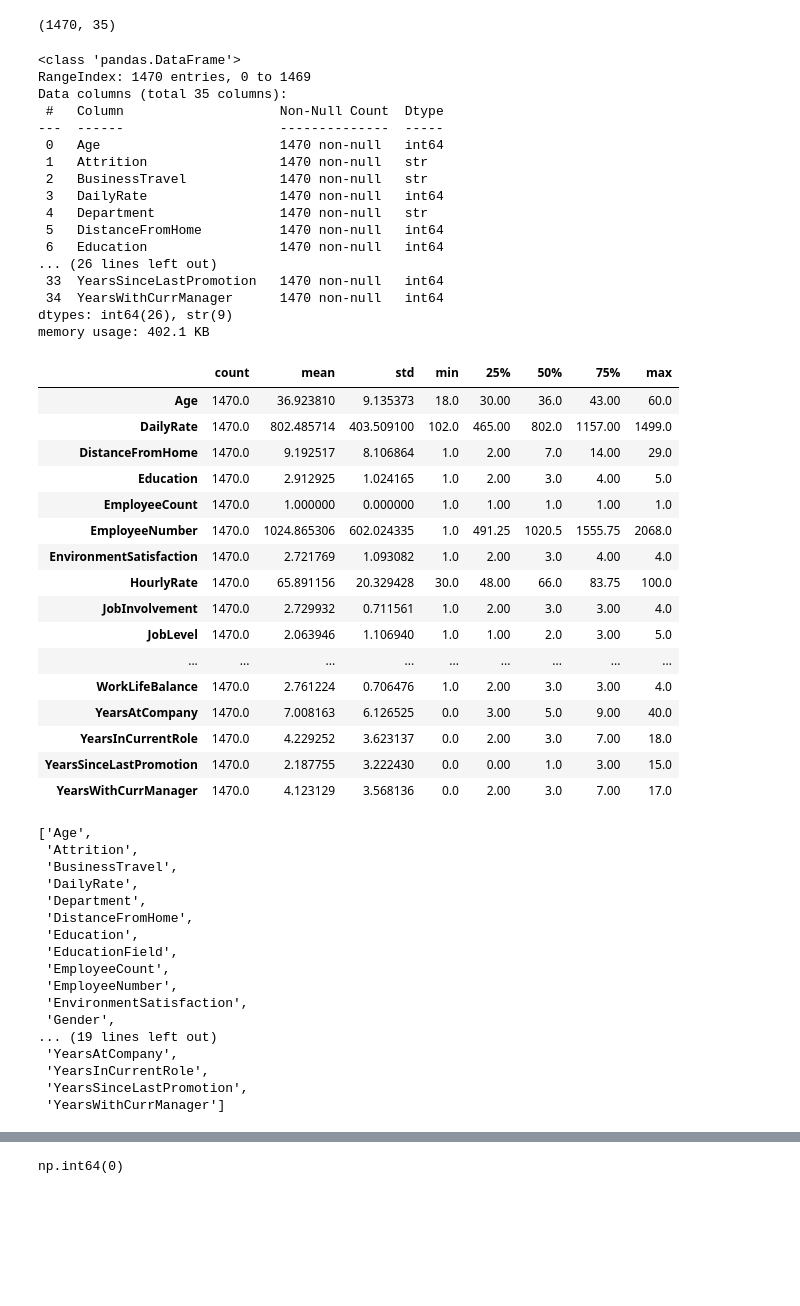
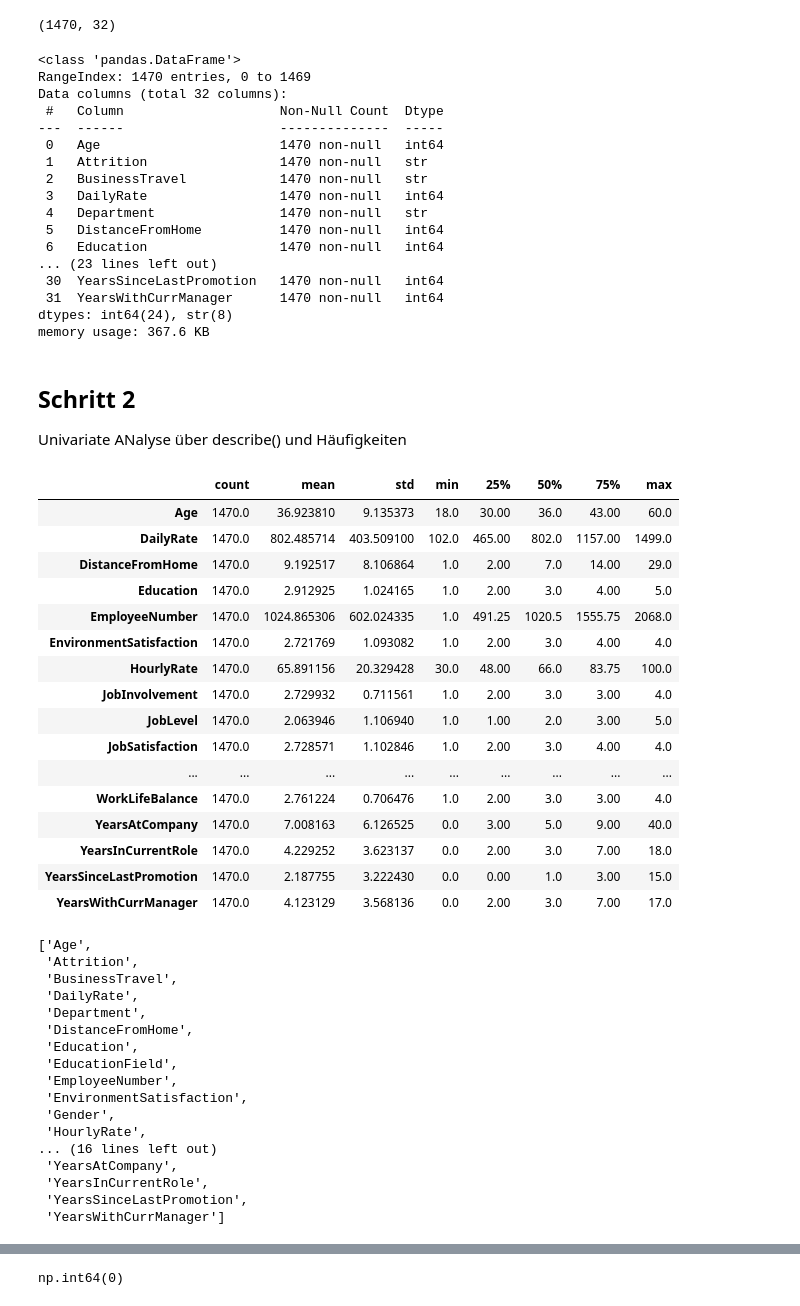
Before and after one commit to giaoHTWnguyen/5.-Semester-Master, a Jupyter notebook: masterarbeit-projekt/code/datensatz_exploration.ipynb, the cells around one changed output, grey strips where cells are left out. Cells and saved outputs as stored; diff of their text form; code cells hidden in the pictures; blank space fills up the shorter version.

```diff
--- a/masterarbeit-projekt/code/datensatz_exploration.ipynb
+++ b/masterarbeit-projekt/code/datensatz_exploration.ipynb
@@ -23,6 +30,7 @@ wr.filterwarnings('ignore')
 # %%
-df = pd.read_csv('data\ibm_original.csv')
-df.head()
+pfad = Path('data/ibm_original.csv')
+df = pd.read_csv(pfad)
+df
 # %% [output]
 |  | Age | Attrition | BusinessTravel | DailyRate | Department | DistanceFromHome | Education | ... |
 | 0 | 41 | Yes | Travel_Rarely | 1102 | Sales | 1 | 2 | ... |
@@ -33,0 +83,13 @@ df.head()
+# %%
+null_variance_cols = ['EmployeeCount', 'StandardHours', 'Over18']
+
+print ("DataFrame Shape vor dem Check:", df.shape)
+for col in null_variance_cols:
+    unique_vals = df[col].unique()
+    print(f"Spalte '{col}' hat Konstanz: {unique_vals} (Anzahl eindeutiger Werte: {len(unique_vals)})")
+
+# nutzlose Prädikatoren nicht droppen, um später zu prüfen, ob LLM diese selbstständig erkennt
+
+# Separate, bereinigte Sicht NUR für eigene Referenzwerte
+
+df_referenz = df.drop(columns=null_variance_cols)
@@ -52,13 +107,13 @@ df.drop(columns=['EmployeeCount', 'StandardHours', 'Over18'])
 # %%
-df.shape
+df_referenz.shape
 # %% [output]
-(1470, 35)
+(1470, 32)
 # %%
-df.info()
+df_referenz.info()
 # %% [output]
 <class 'pandas.DataFrame'>
 RangeIndex: 1470 entries, 0 to 1469
-Data columns (total 35 columns):
+Data columns (total 32 columns):
  #   Column                    Non-Null Count  Dtype
 ---  ------                    --------------  -----
  0   Age                       1470 non-null   int64
@@ -68,25 +123,29 @@ Data columns (total 35 columns):
  4   Department                1470 non-null   str
  5   DistanceFromHome          1470 non-null   int64
  6   Education                 1470 non-null   int64
-... (26 lines left out)
- 33  YearsSinceLastPromotion   1470 non-null   int64
- 34  YearsWithCurrManager      1470 non-null   int64
-dtypes: int64(26), str(9)
-memory usage: 402.1 KB
+... (23 lines left out)
+ 30  YearsSinceLastPromotion   1470 non-null   int64
+ 31  YearsWithCurrManager      1470 non-null   int64
+dtypes: int64(24), str(8)
+memory usage: 367.6 KB
+# %% [markdown]
+## Schritt 2
+
+Univariate ANalyse über describe() und Häufigkeiten
 # %%
-df.describe().T
+df_referenz.describe().T
 # %% [output]
 |  | count | mean | std | min | 25% | 50% | 75% | max |
 | Age | 1470.0 | 36.923810 | 9.135373 | 18.0 | 30.00 | 36.0 | 43.00 | 60.0 |
 | DailyRate | 1470.0 | 802.485714 | 403.509100 | 102.0 | 465.00 | 802.0 | 1157.00 | 1499.0 |
 | DistanceFromHome | 1470.0 | 9.192517 | 8.106864 | 1.0 | 2.00 | 7.0 | 14.00 | 29.0 |
 | Education | 1470.0 | 2.912925 | 1.024165 | 1.0 | 2.00 | 3.0 | 4.00 | 5.0 |
-| EmployeeCount | 1470.0 | 1.000000 | 0.000000 | 1.0 | 1.00 | 1.0 | 1.00 | 1.0 |
 | EmployeeNumber | 1470.0 | 1024.865306 | 602.024335 | 1.0 | 491.25 | 1020.5 | 1555.75 | 2068.0 |
 | EnvironmentSatisfaction | 1470.0 | 2.721769 | 1.093082 | 1.0 | 2.00 | 3.0 | 4.00 | 4.0 |
 | HourlyRate | 1470.0 | 65.891156 | 20.329428 | 30.0 | 48.00 | 66.0 | 83.75 | 100.0 |
 | JobInvolvement | 1470.0 | 2.729932 | 0.711561 | 1.0 | 2.00 | 3.0 | 3.00 | 4.0 |
 | JobLevel | 1470.0 | 2.063946 | 1.106940 | 1.0 | 1.00 | 2.0 | 3.00 | 5.0 |
+| JobSatisfaction | 1470.0 | 2.728571 | 1.102846 | 1.0 | 2.00 | 3.0 | 4.00 | 4.0 |
 | ... | ... | ... | ... | ... | ... | ... | ... | ... |
 | WorkLifeBalance | 1470.0 | 2.761224 | 0.706476 | 1.0 | 2.00 | 3.0 | 3.00 | 4.0 |
 | YearsAtCompany | 1470.0 | 7.008163 | 6.126525 | 0.0 | 3.00 | 5.0 | 9.00 | 40.0 |
@@ -94,7 +153,7 @@ df.describe().T
 | YearsSinceLastPromotion | 1470.0 | 2.187755 | 3.222430 | 0.0 | 0.00 | 1.0 | 3.00 | 15.0 |
 | YearsWithCurrManager | 1470.0 | 4.123129 | 3.568136 | 0.0 | 2.00 | 3.0 | 7.00 | 17.0 |
 # %%
-df.columns.tolist()
+df_referenz.columns.tolist()
 # %% [output]
 ['Age',
  'Attrition',
@@ -104,11 +163,11 @@ df.columns.tolist()
  'DistanceFromHome',
  'Education',
  'EducationField',
- 'EmployeeCount',
  'EmployeeNumber',
  'EnvironmentSatisfaction',
  'Gender',
-... (19 lines left out)
+ 'HourlyRate',
+... (16 lines left out)
  'YearsAtCompany',
  'YearsInCurrentRole',
  'YearsSinceLastPromotion',
```
Also changed, not shown: parts of 32 cells of this notebook, 9 other files.
